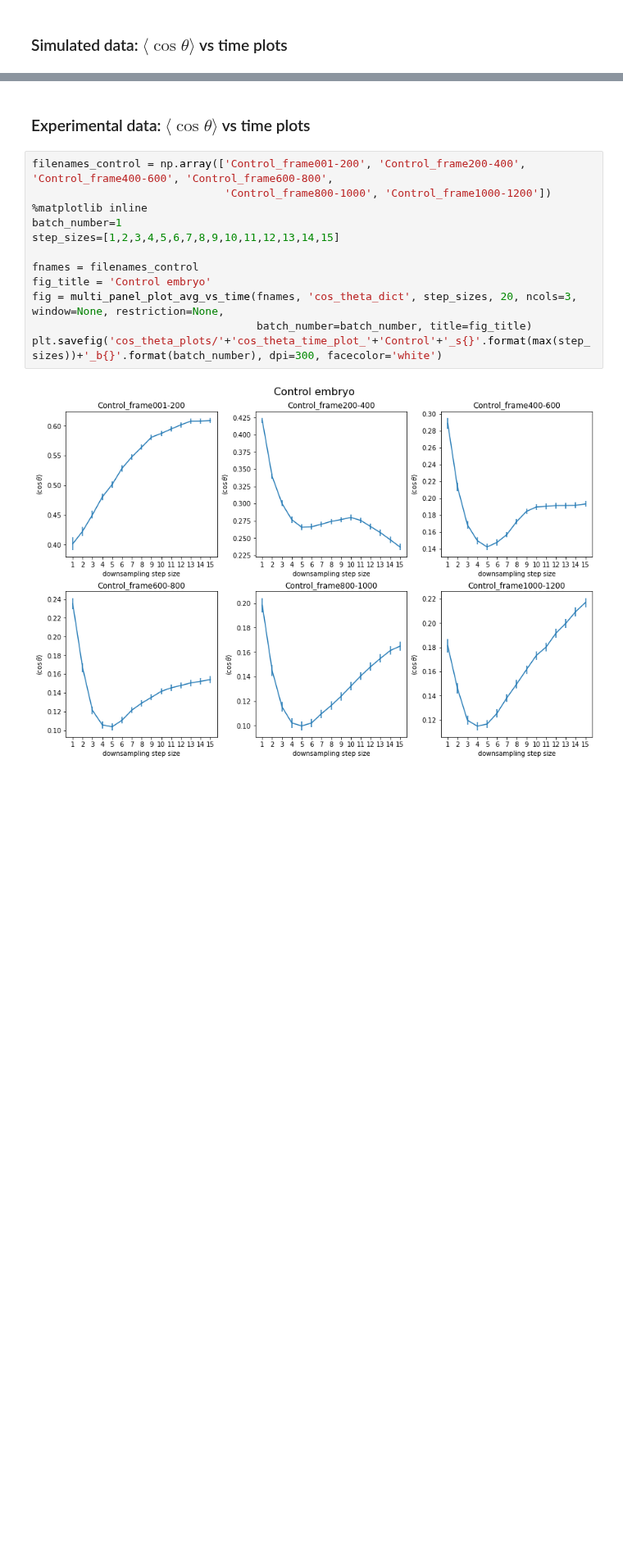
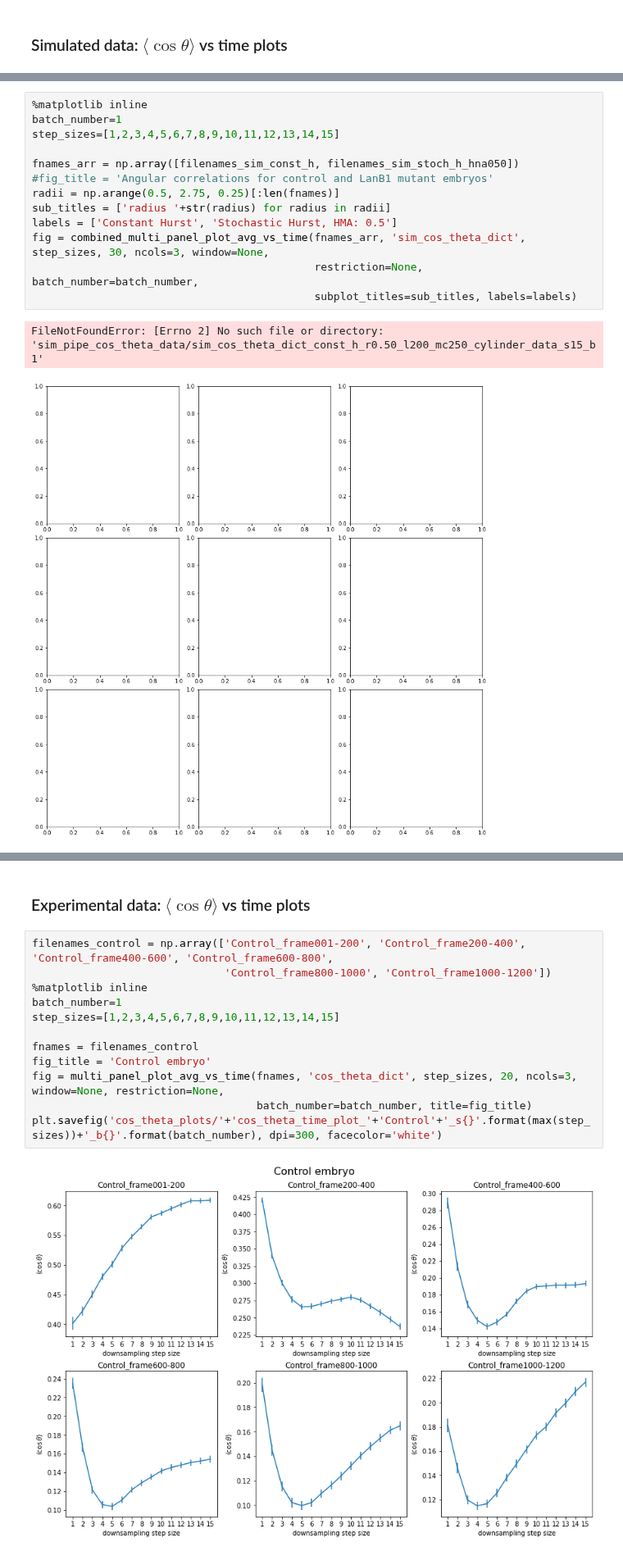
Before and after one commit to paulvautravers/Mphys-Sem-1, a Jupyter notebook: histogram_analysis.ipynb, the cells around one changed output, grey strips where cells are left out. Shown at 82% size. Drawn from its saved outputs; the diff is of its cells as text; blank space fills up the shorter version.

```diff
--- a/histogram_analysis.ipynb
+++ b/histogram_analysis.ipynb
@@ -404 +489,17 @@ plt.savefig('sim_cos_theta_plots/'+'sim_cos_theta_time_plot'+'_const_h075'+'_s{}
+# %%
+%matplotlib inline
+batch_number=1
+step_sizes=[1,2,3,4,5,6,7,8,9,10,11,12,13,14,15]
+
+fnames_arr = np.array([filenames_sim_const_h, filenames_sim_stoch_h_hna050])
+#fig_title = 'Angular correlations for control and LanB1 mutant embryos'
+radii = np.arange(0.5, 2.75, 0.25)[:len(fnames)]
+sub_titles = ['radius '+str(radius) for radius in radii]
+labels = ['Constant Hurst', 'Stochastic Hurst, HMA: 0.5']
+fig = combined_multi_panel_plot_avg_vs_time(fnames_arr, 'sim_cos_theta_dict', step_sizes, 30, ncols=3, window=None,
+                                            restriction=None, batch_number=batch_number,
+                                            subplot_titles=sub_titles, labels=labels)
+# %% [output]
+FileNotFoundError: [Errno 2] No such file or directory: 'sim_pipe_cos_theta_data/sim_cos_theta_dict_const_h_r0.50_l200_mc250_cylinder_data_s15_b1'
+[figure, added]
 # %%
```
Also changed, not shown: parts of 13 cells of this notebook.
